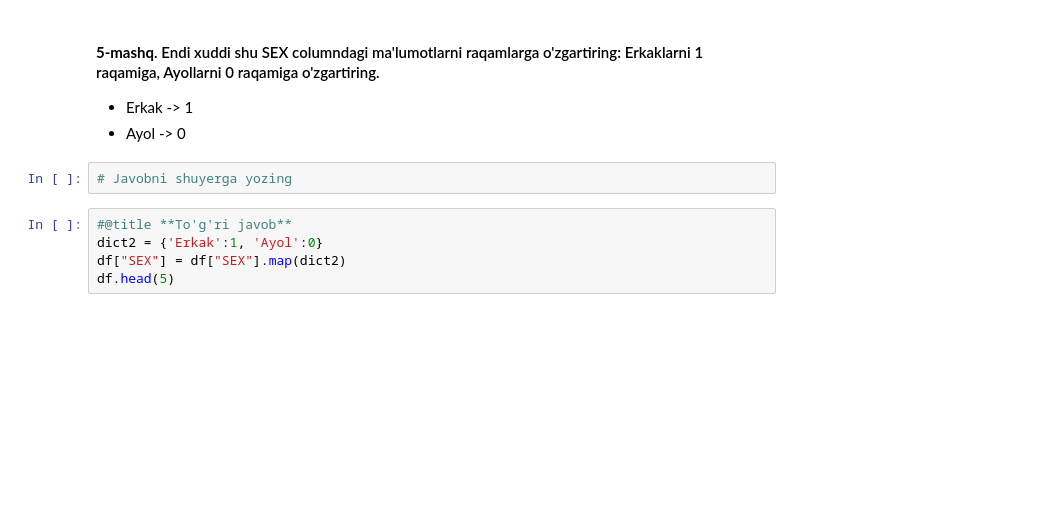
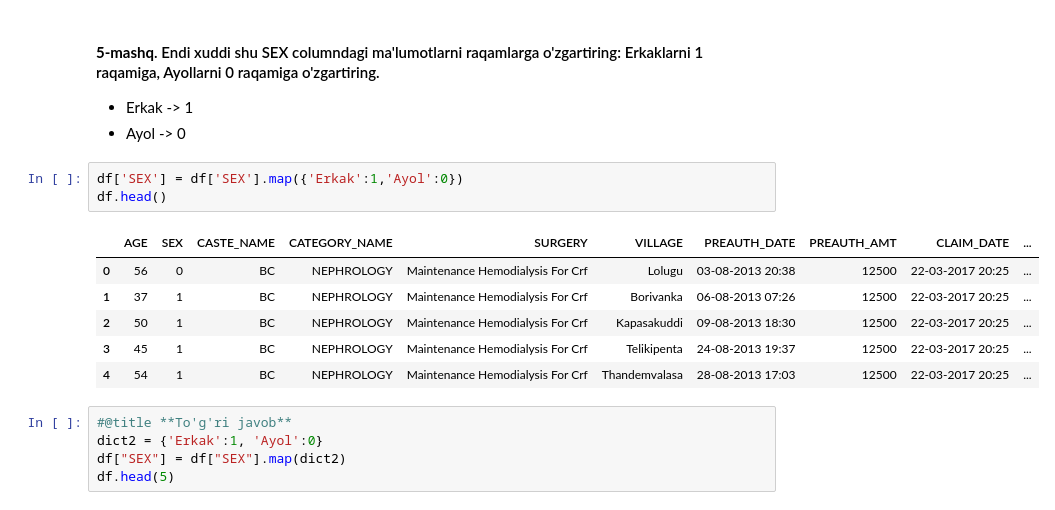
Before and after one commit to IlyasNasirov/notebook, a Jupyter notebook: DS_3_Modul_3_Amaliyot_tozalash.ipynb, the cells around one changed output. Saved outputs shown, nothing was run; the diff lists cells and outputs as text; blank space fills up the shorter version.

```diff
--- a/DS_3_Modul_3_Amaliyot_tozalash.ipynb
+++ b/DS_3_Modul_3_Amaliyot_tozalash.ipynb
@@ -84,8 +117,16 @@ df["SEX"] = df["SEX"].map(dict)
 #### **5-mashq**. Endi xuddi shu SEX columndagi ma'lumotlarni raqamlarga o'zgartiring: Erkaklarni 1 raqamiga, Ayollarni 0 raqamiga o'zgartiring.
 *   Erkak -> 1
 *   Ayol -> 0
-# %%
-# Javobni shuyerga yozing
+# %%
+df['SEX'] = df['SEX'].map({'Erkak':1,'Ayol':0})
+df.head()
+# %% [output]
+|  | AGE | SEX | CASTE_NAME | CATEGORY_NAME | SURGERY | VILLAGE | PREAUTH_DATE | PREAUTH_AMT | CLAIM_DATE | ... |
+| 0 | 56 | 0 | BC | NEPHROLOGY | Maintenance Hemodialysis For Crf | Lolugu | 03-08-2013 20:38 | 12500 | 22-03-2017 20:25 | ... |
+| 1 | 37 | 1 | BC | NEPHROLOGY | Maintenance Hemodialysis For Crf | Borivanka | 06-08-2013 07:26 | 12500 | 22-03-2017 20:25 | ... |
+| 2 | 50 | 1 | BC | NEPHROLOGY | Maintenance Hemodialysis For Crf | Kapasakuddi | 09-08-2013 18:30 | 12500 | 22-03-2017 20:25 | ... |
+| 3 | 45 | 1 | BC | NEPHROLOGY | Maintenance Hemodialysis For Crf | Telikipenta | 24-08-2013 19:37 | 12500 | 22-03-2017 20:25 | ... |
+| 4 | 54 | 1 | BC | NEPHROLOGY | Maintenance Hemodialysis For Crf | Thandemvalasa | 28-08-2013 17:03 | 12500 | 22-03-2017 20:25 | ... |
 # %%
 #@title **To'g'ri javob**
 dict2 = {'Erkak':1, 'Ayol':0}
```
Also changed, not shown: parts of 28 cells of this notebook.
